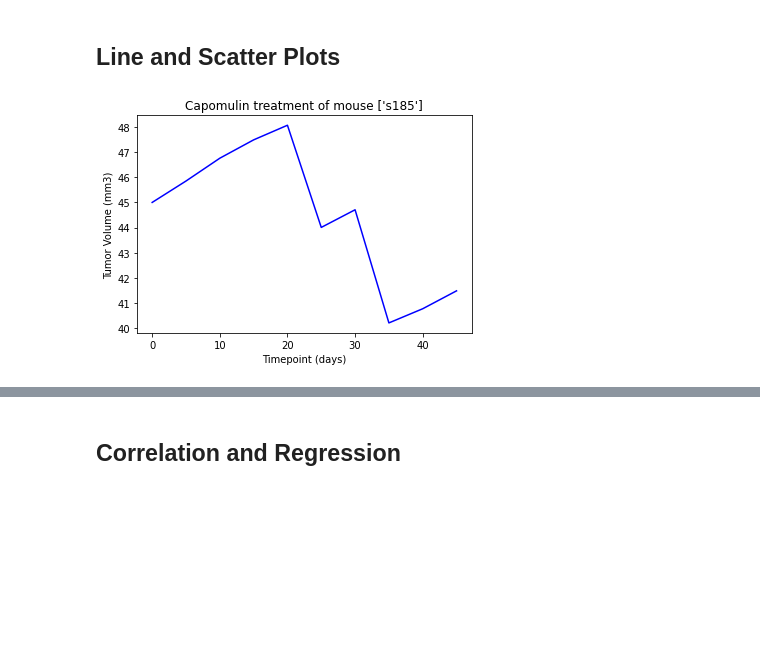
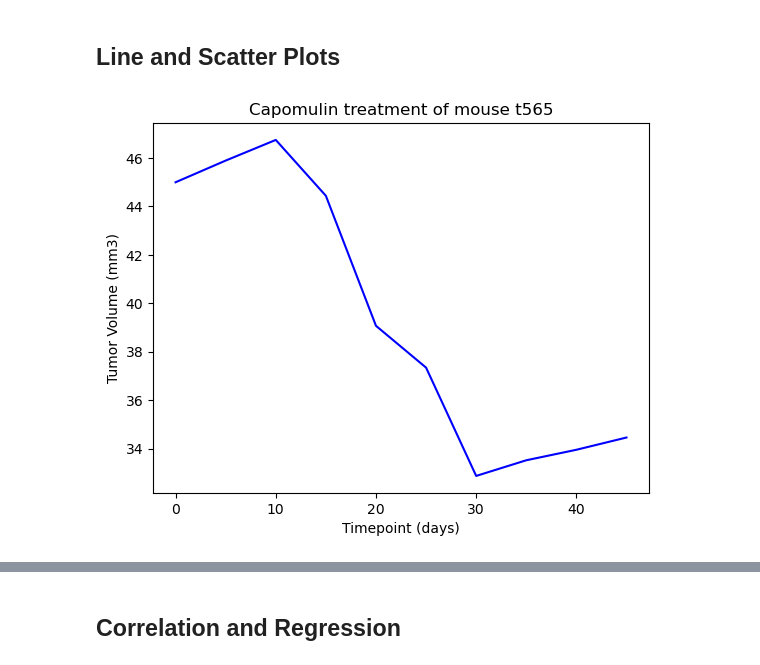
Before and after one commit to terryschoch/module_5_challenge, a Jupyter notebook: Pymaceuticals/Pymaceuticals_Completed.ipynb, the cells around one changed output, grey strips where cells are left out. Cells and saved outputs as stored; diff of their text form; code cells hidden in the pictures; blank space fills up the shorter version.

```diff
--- a/Pymaceuticals/Pymaceuticals_Completed.ipynb
+++ b/Pymaceuticals/Pymaceuticals_Completed.ipynb
@@ -31,9 +31,9 @@ mouse_metadata = pd.read_csv(mouse_metadata_path)
 study_results = pd.read_csv(study_results_path)
 
 # Combine the data into a single dataset
-complete_df = pd.merge(study_results, mouse_metadata, how="outer", on=["Mouse ID"])
+complete_df = pd.merge(study_results, mouse_metadata, how="left", on=["Mouse ID"])
 
 # Display the data table for preview
-complete_df
+complete_df.head()
 # %% [output]
 |  | Mouse ID | Timepoint | Tumor Volume (mm3) | Metastatic Sites | Drug Regimen | Sex | Age_months | ... |
@@ -83,7 +76,6 @@ mousedata_df
 # %%
 # Create a clean DataFrame by dropping the duplicate mouse by its ID.
 cleaned_df = complete_df[~complete_df['Mouse ID'].isin(duplicate)]
-cleaned_df = cleaned_df.drop_duplicates('Mouse ID').reset_index(drop=True)
 cleaned_df.head()
 # %% [output]
 |  | Mouse ID | Timepoint | Tumor Volume (mm3) | Metastatic Sites | Drug Regimen | Sex | Age_months | ... |
@@ -219,19 +209,20 @@ plt.show()
 # Capomulin, Ramicane, Infubinol, and Ceftamin
 
 # Start by getting the last (greatest) timepoint for each mouse
-# Create function to determine greatest time point and corresponding tumor volume via .tail
+# Declare function to determine greatest time point and corresponding tumor volume via .tail
 def lasts(df_):
-    df_[['Final Timepoint', 'Tumor Final']] = (df_.sort_values(['Timepoint']).tail(1)[['Timepoint',
+    '''sorts DataFrame by Timepoint and returns final entry for Timepoint and corresponding Tumor Volume (mm3)'''
+    df_[['Final Timepoint', 'Tumor Final']] = (df_.sort_values('Timepoint').tail(1)[['Timepoint',
                                                                                        'Tumor Volume (mm3)']])
     return df_
 
 # Apply function and create DataFrame with retrieved information
-finals_df = ((complete_df.groupby(['Mouse ID']).apply(lasts)).dropna()[['Mouse ID',
+finals_df = ((cleaned_df.groupby('Mouse ID').apply(lasts)).dropna()[['Mouse ID',
                                                                        'Final Timepoint',
                                                                        'Tumor Final']]).reset_index(drop=True)
 
 # Merge this finals_df with the original cleaned_df DataFrame to get the tumor volume at the last timepoint
-merged_df = pd.merge(cleaned_df, finals_df, how="inner", on=["Mouse ID"])
+merged_df = pd.merge(cleaned_df, finals_df, how="left", on="Mouse ID")
 merged_df
 # %% [output]
 |  | Mouse ID | Timepoint | Tumor Volume (mm3) | Metastatic Sites | Drug Regimen | Sex | Age_months | ... |
@@ -296,24 +287,32 @@ plt.show()
 # %%
 # Generate a line plot of tumor volume vs. time point for a mouse treated with Capomulin
 
 # Create reduced dataframe of Capomulin specific results via .loc
-capomulin = complete_df.loc[complete_df['Drug Regimen'] == "Capomulin", ['Mouse ID','Timepoint', 'Tumor Volume (mm3)', 'Weight (g)']]
-capomulin.columns = ['ID', 'Timepoint', 'Volume', 'Weight']
-mouse = ["s185"]
+capomulin = merged_df.loc[merged_df['Drug Regimen'] == "Capomulin", ['Mouse ID',
+                                                                       'Timepoint',
+                                                                       'Tumor Volume (mm3)',
+                                                                       'Weight (g)']]
+capomulin.columns = ['ID',
+                     'Timepoint',
+                     'Volume',
+                     'Weight']
+
+# Set variable for specific ID
+mouse = "t565"
 
 # Retrieve information for eventual x and y values via .loc of capomulin dataframe
-timepoints = capomulin.loc[capomulin['ID'] == "l509", 'Timepoint']
-tumorvolume = capomulin.loc[capomulin['ID'] == "l509", 'Volume']
+timepoints = capomulin.loc[capomulin['ID'] == mouse, 'Timepoint']
+tumorvolume = capomulin.loc[capomulin['ID'] == mouse, 'Volume']
 tumorvolume
 
 # Generate line plot
 volume_time_line = plt.plot(timepoints, tumorvolume, color="blue")
 plt.title(f"Capomulin treatment of mouse {mouse}")
 plt.xlabel("Timepoint (days)")
 plt.ylabel("Tumor Volume (mm3)")
 plt.show()
 # %% [output]
-[figure, old version]
+[figure, new version]
 # %%
 # Generate a scatter plot of average tumor volume vs. mouse weight for the Capomulin regimen
 
```
Also changed, not shown: parts of 15 cells of this notebook, 1 other file.
